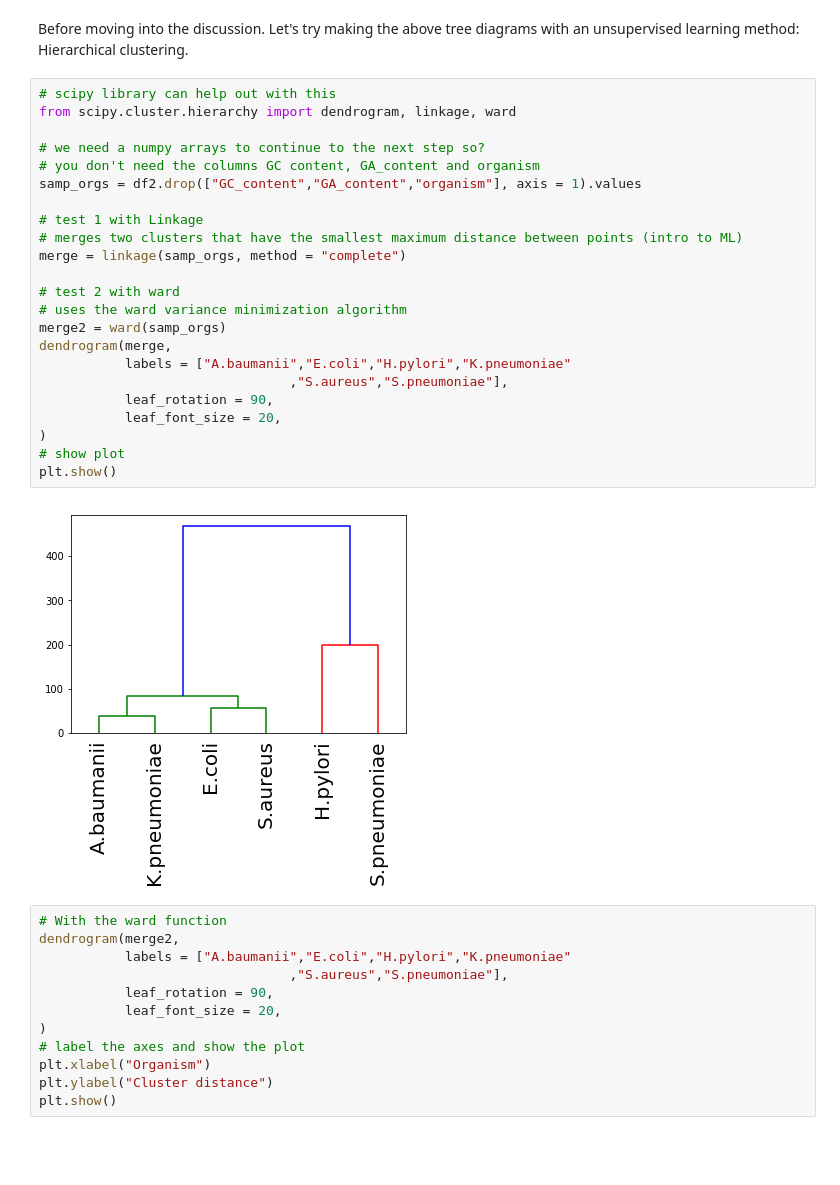
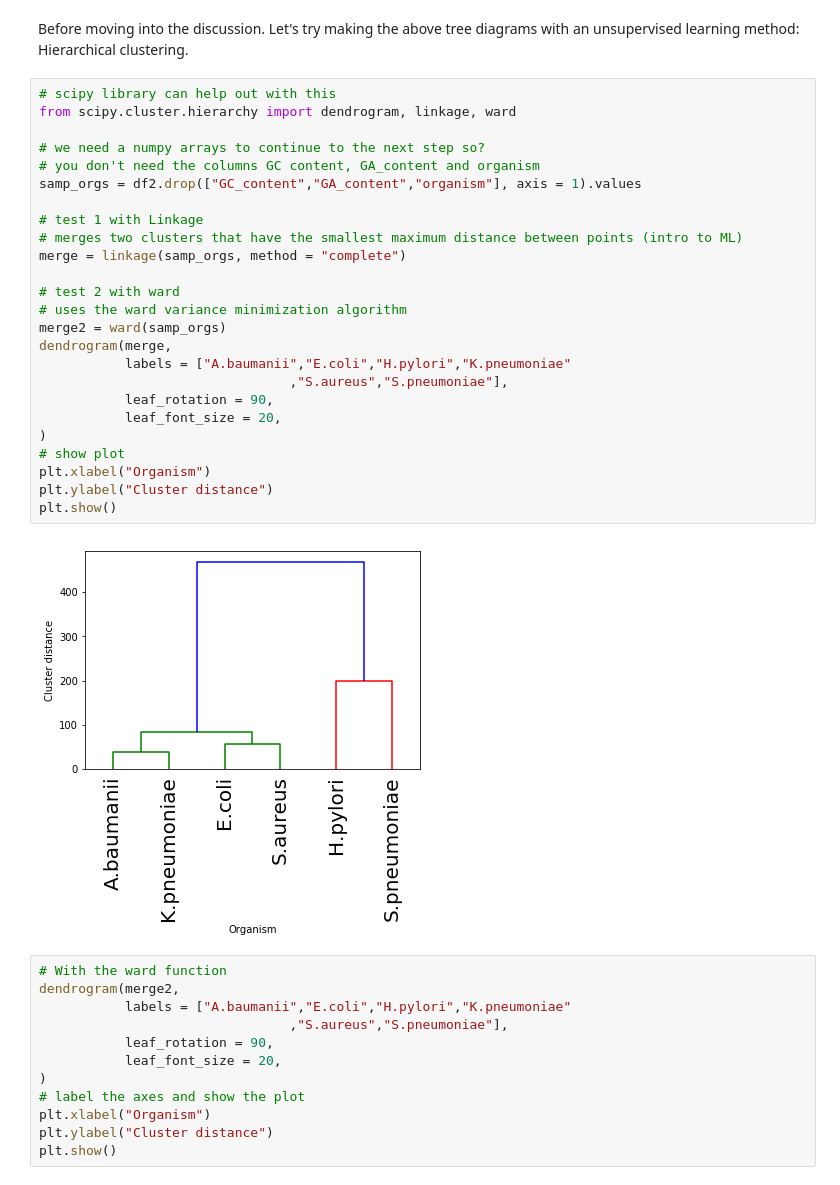
Before and after one commit to Shuyib/Phylogenetic-tree-study, a Jupyter notebook: Phylogenetic_trees_unsupervised_learning.ipynb, the cells around one changed output. Saved outputs shown, nothing was run; the diff lists cells and outputs as text; blank space fills up the shorter version.

```diff
--- a/Phylogenetic_trees_unsupervised_learning.ipynb
+++ b/Phylogenetic_trees_unsupervised_learning.ipynb
@@ -410,28 +410,30 @@ Before moving into the discussion. Let's try making the above tree diagrams with
 # %%
 # scipy library can help out with this
 from scipy.cluster.hierarchy import dendrogram, linkage, ward
 
 # we need a numpy arrays to continue to the next step so?
 # you don't need the columns GC content, GA_content and organism
 samp_orgs = df2.drop(["GC_content","GA_content","organism"], axis = 1).values
 
 # test 1 with Linkage
 # merges two clusters that have the smallest maximum distance between points (intro to ML)
 merge = linkage(samp_orgs, method = "complete")
 
 # test 2 with ward
 # uses the ward variance minimization algorithm
 merge2 = ward(samp_orgs)
 dendrogram(merge,
            labels = ["A.baumanii","E.coli","H.pylori","K.pneumoniae"
                                 ,"S.aureus","S.pneumoniae"],
            leaf_rotation = 90,
            leaf_font_size = 20,
 )
 # show plot
+plt.xlabel("Organism")
+plt.ylabel("Cluster distance")
 plt.show()
 # %% [output]
-[figure, old version]
+[figure, new version]
 # %%
 # With the ward function
 dendrogram(merge2,
```
